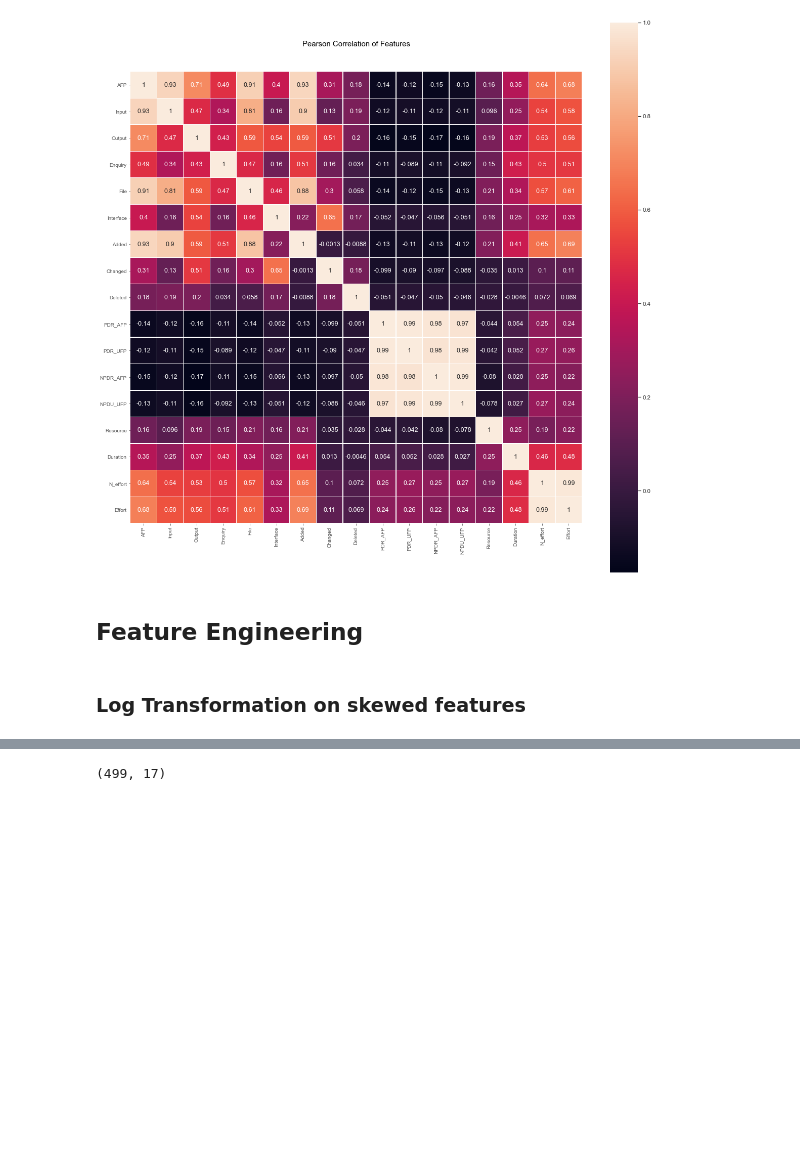
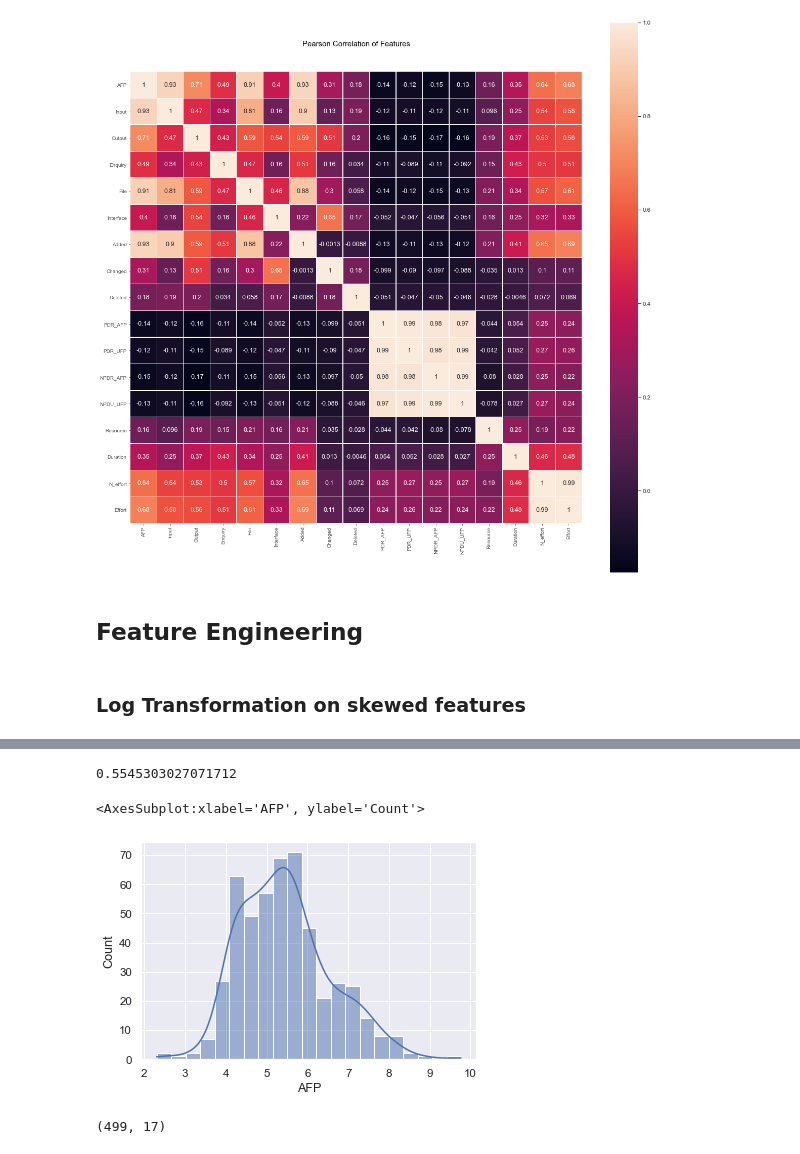
Before and after one commit to bharatnilam/Software-Effort-Estimation-Using-Machine-Learning-Techniques, a Jupyter notebook: China/ch_effort_estimation_final.ipynb, the cells around one changed output, grey strips where cells are left out. Drawn from its saved outputs; the diff is of its cells as text; code cells hidden in the pictures; blank space fills up the shorter version.

```diff
--- a/China/ch_effort_estimation_final.ipynb
+++ b/China/ch_effort_estimation_final.ipynb
@@ -181,3 +188,10 @@ for col in cols:
+# %%
+print(ch2['AFP'].skew())
+sns.histplot(data=ch2['AFP'], kde=True)
+# %% [output]
+0.5545303027071712
+<AxesSubplot:xlabel='AFP', ylabel='Count'>
+[figure, added]
 # %%
 ch2.shape
 # %% [output]
```
Also changed, not shown: parts of 25 cells of this notebook.
